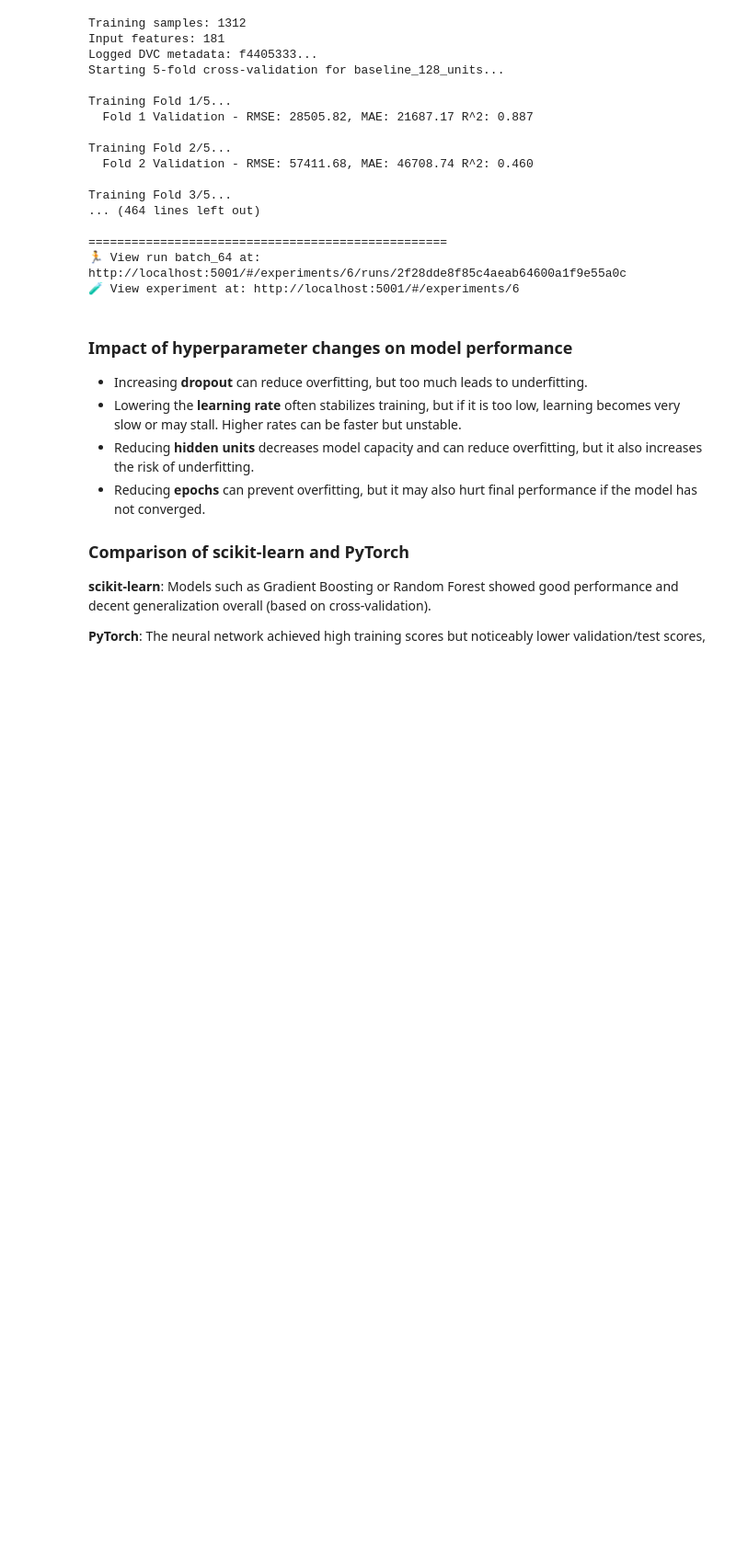
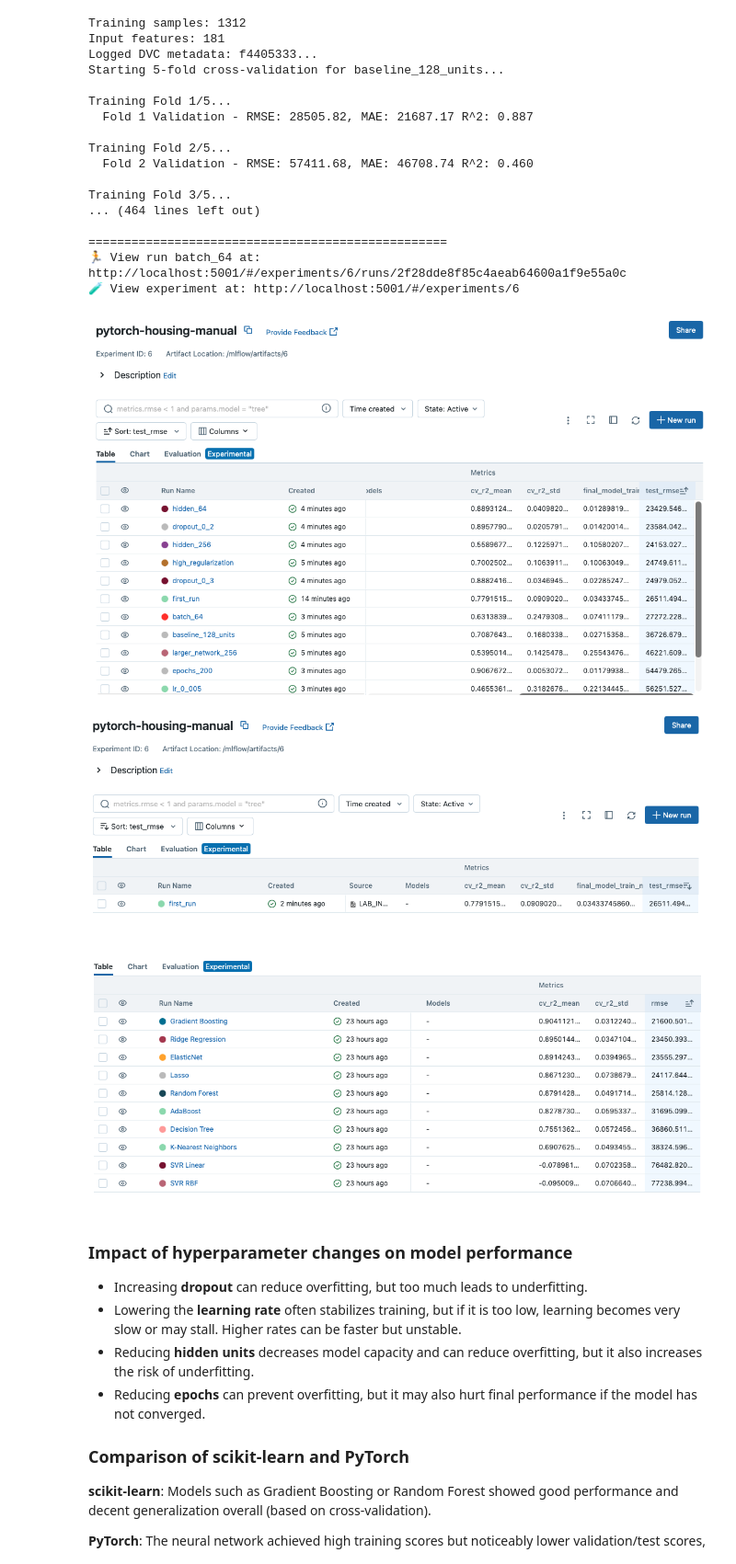
Before and after one commit to wernaw/MLOps_lab2, a Jupyter notebook: LAB_INSTRUCTION_2_MLFLOW.ipynb, the cells around one changed output. Shown at 92% size. Drawn from its saved outputs; the diff is of its cells as text; code cells hidden in the pictures; blank space fills up the shorter version.

```diff
--- a/LAB_INSTRUCTION_2_MLFLOW.ipynb
+++ b/LAB_INSTRUCTION_2_MLFLOW.ipynb
@@ -1467,6 +1482,14 @@ Training Fold 3/5...
 ==================================================
 🏃 View run batch_64 at: http://localhost:5001/#/experiments/6/runs/2f28dde8f85c4aeab64600a1f9e55a0c
 🧪 View experiment at: http://localhost:5001/#/experiments/6
+# %%
+display(Image(filename="image/Exercise2_manual_logging_10experiments.png"))
+display(Image(filename="image/Exercise2_manual_logging_first_run.png"))
+display(Image(filename="image/scikit-learn_performance.png"))
+# %% [output]
+[figure, added]
+[figure, added]
+[figure, added]
 # %% [markdown]
 ### Impact of hyperparameter changes on model performance
 - Increasing **dropout** can reduce overfitting, but too much leads to underfitting.
```
Also changed, not shown: parts of 3 cells of this notebook, 1 other file.
